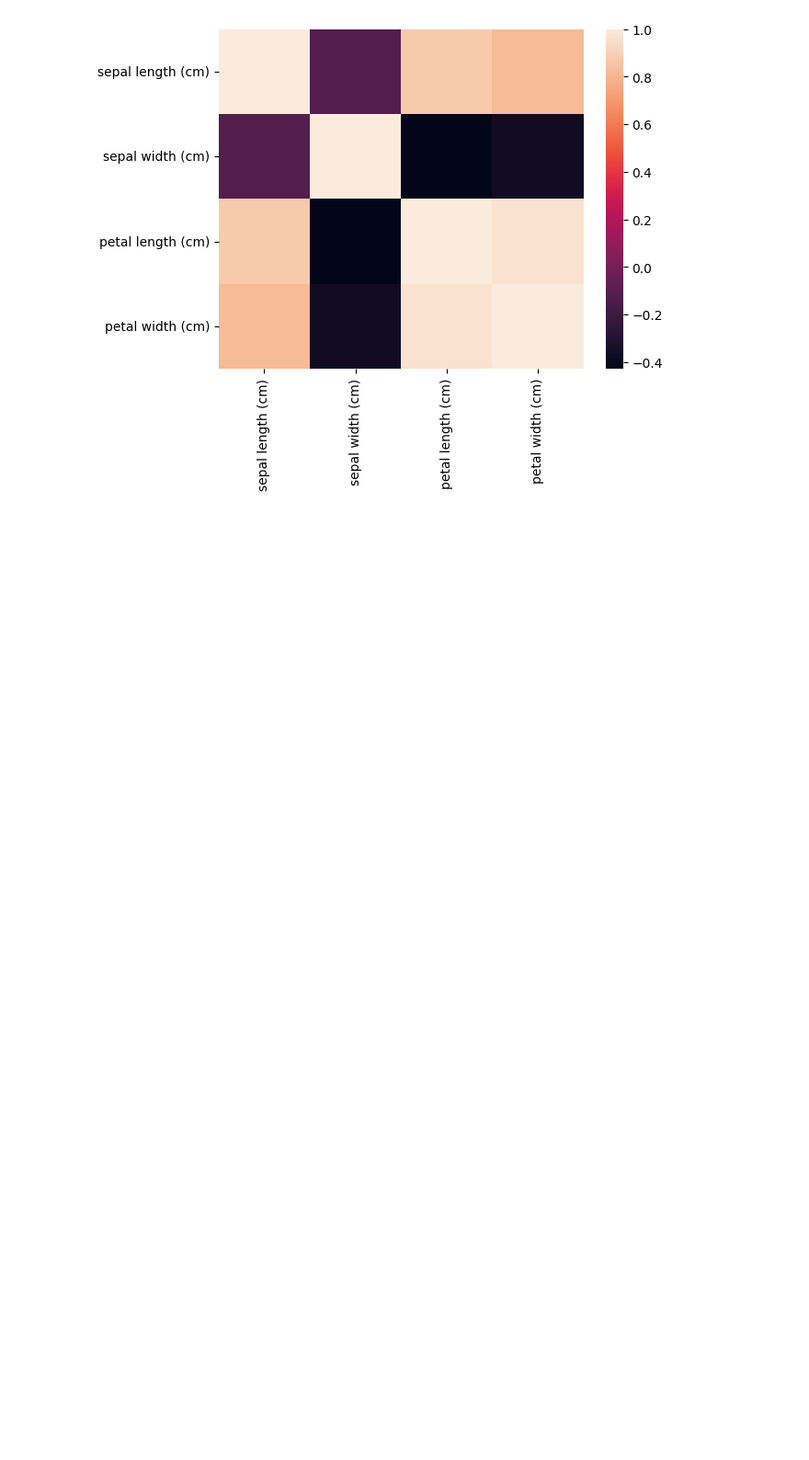
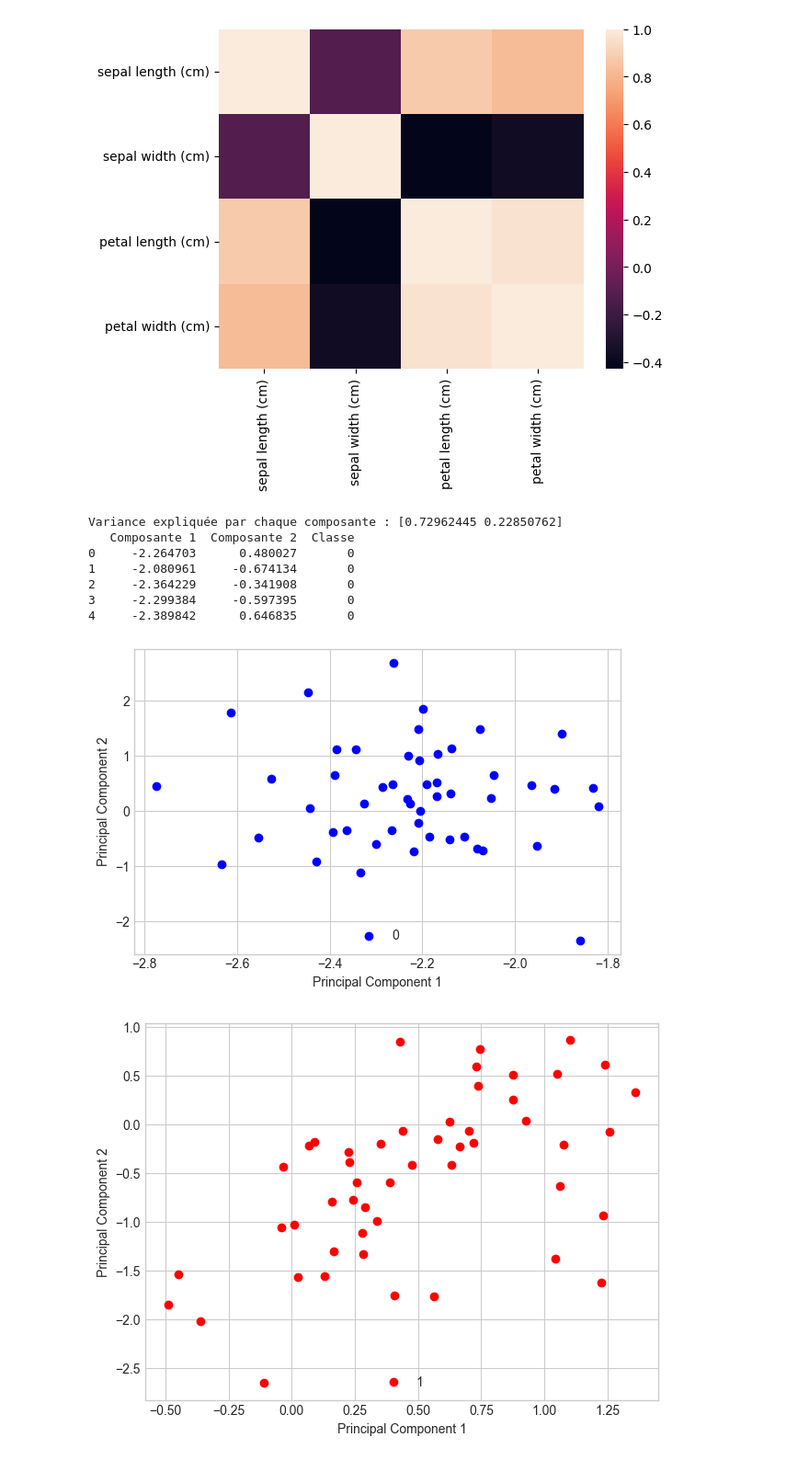
Before and after one commit to mo-hamedaziz/Machine-Learning-Labs, a Jupyter notebook: TP3/tp3.ipynb, the cells around one changed output. Shown: that part at 92% size. Drawn from its saved outputs; the diff is of its cells as text; code cells hidden in the pictures; blank space fills up the shorter version.

```diff
--- a/TP3/tp3.ipynb
+++ b/TP3/tp3.ipynb
@@ -324,43 +414,48 @@ mutual info  [0.50873681 0.26154715 0.98825497 0.99196455]
 # %%
 # 2
 
 # Charger un jeu de données Iris
 data = load_iris()
 X = data.data # Caractéristiques
 y = data.target # Étiquettes
 # Étape 1 : Standardiser les données
 scaler = StandardScaler()
 X_scaled = scaler.fit_transform(X)
 # Étape 2 : Appliquer la PCA
-pca = PCA(n_components=2) # Choisir le nombre de composantes
-principales
+pca = PCA(n_components=2) # Choisir le nombre de composantes principales
 X_pca = pca.fit_transform(X_scaled)
 # Étape 3 : Afficher la variance expliquée par chaque composante
-print("Variance expliquée par chaque composante :",
-pca.explained_variance_ratio_)
-# Étape 4 : Convertir en DataFrame pour visualiser les nouvelles
-caractéristiques
+print("Variance expliquée par chaque composante :", pca.explained_variance_ratio_)
+# Étape 4 : Convertir en DataFrame pour visualiser les nouvelles caractéristiques
 df_pca = pd.DataFrame(X_pca, columns=['Composante 1', 'Composante 2'])
 df_pca['Classe'] = y
 print(df_pca.head())
 #plot graphique d’observation des données
 with plt.style.context('seaborn-v0_8-whitegrid'):
  plt.figure(figsize=(6, 4))
- for lab, col in zip((0, 1, 2),
- ('blue', 'red', 'green')):
- plt.scatter(X_pca[y==lab, 0],
- X_pca[y==lab, 1],
- label=lab,
- c=col)
- plt.xlabel('Principal Component 1')
- plt.ylabel('Principal Component 2')
- plt.legend(loc='lower center')
- plt.tight_layout()
- plt.show()
+ for lab, col in zip((0, 1, 2), ('blue', 'red', 'green')):
+     plt.scatter(X_pca[y==lab, 0],
+     X_pca[y==lab, 1],
+     label=lab, c=col)
+     plt.xlabel('Principal Component 1')
+     plt.ylabel('Principal Component 2')
+     plt.legend(loc='lower center')
+     plt.tight_layout()
+     plt.show()
 # Gaphique de la variance expliquée cumulative
 pca_full = PCA().fit(X_scaled)
-plt.plot(range(1, len(pca_full.explained_variance_ratio_) + 1),
- pca_full.explained_variance_ratio_.cumsum(), marker='o')
+plt.plot(range(1, len(pca_full.explained_variance_ratio_) + 1), pca_full.explained_variance_ratio_.cumsum(), marker='o')
 plt.xlabel('Nombre de Composantes')
 plt.ylabel('Variance expliquée cumulée')
-plt.title('S
+plt.title('Sélection du nombre de composantes')
+plt.show()
+# %% [output]
+Variance expliquée par chaque composante : [0.72962445 0.22850762]
+   Composante 1  Composante 2  Classe
+0     -2.264703      0.480027       0
+1     -2.080961     -0.674134       0
+2     -2.364229     -0.341908       0
+3     -2.299384     -0.597395       0
+4     -2.389842      0.646835       0
+[figure, added]
+[figure, added]
```
Also changed, not shown: parts of 12 cells of this notebook.
